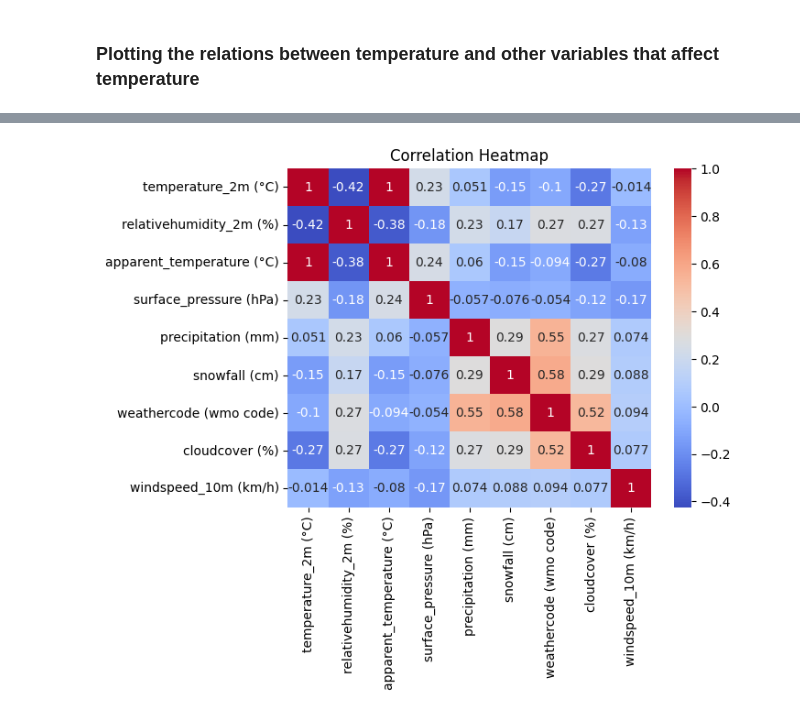
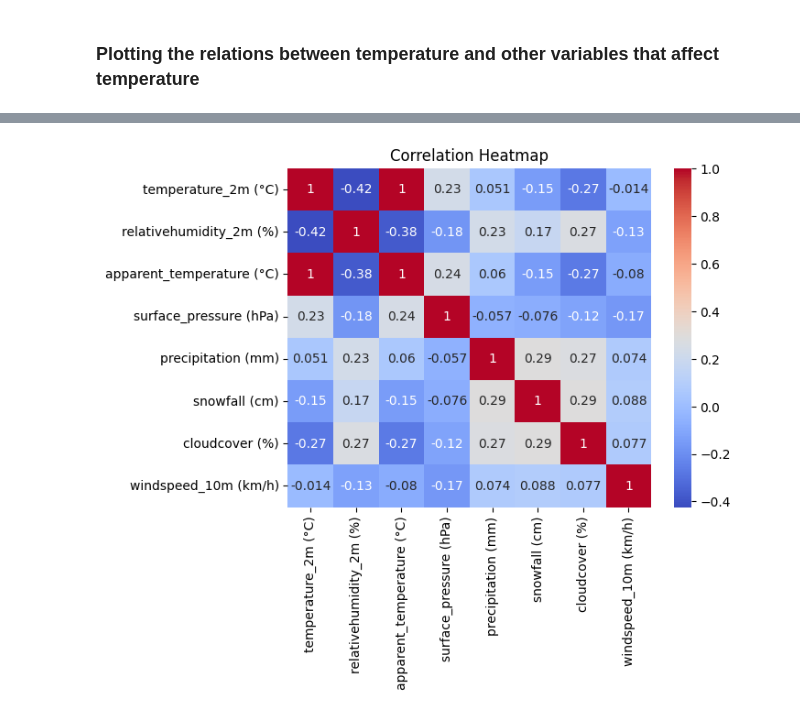
Before and after one commit to harshthakur503/Calgary-Weather-Prediction-, a Jupyter notebook: calgary_weather_prediction.ipynb, the cells around one changed output, grey strips where cells are left out. Cells and saved outputs as stored; diff of their text form; code cells hidden in the pictures.

```diff
--- a/calgary_weather_prediction.ipynb
+++ b/calgary_weather_prediction.ipynb
@@ -9,7 +9,7 @@ import pandas as pd
 import seaborn as sns
 import matplotlib.pyplot as plt
 # %%
-calgary_weather_df = pd.read_csv(r"C:\Users\hthakur2\OneDrive - Teck Resources Limited\Documents\Weather Prediction for Los Angeles\calgary_data.csv", skiprows=3)
+calgary_weather_df = pd.read_csv(r"C:\Users\hthakur2\OneDrive - Teck Resources Limited\Documents\Calgary Weather Prediction\calgary_data.csv", skiprows=3)
 calgary_weather_df.head()
 # %% [output]
 |  | time | temperature_2m (°C) | relativehumidity_2m (%) | apparent_temperature (°C) | surface_pressure (hPa) | ... |
@@ -161,8 +160,8 @@ for variable in variables:
 # %%
 corr_matrix = calgary_weather_df[['temperature_2m (°C)', 'relativehumidity_2m (%)', 'apparent_temperature (°C)', 'surface_pressure (hPa)',
-                   'precipitation (mm)', 'snowfall (cm)', 'weathercode (wmo code)', 'cloudcover (%)', 'windspeed_10m (km/h)']].corr()
+                   'precipitation (mm)', 'snowfall (cm)','cloudcover (%)', 'windspeed_10m (km/h)']].corr()
 sns.heatmap(corr_matrix, annot=True, cmap='coolwarm')
 plt.title('Correlation Heatmap')
 plt.show()
 # %% [output]
-[figure, old version]
+[figure, new version]
```
Also changed, not shown: parts of 26 cells of this notebook, 1 other file.
